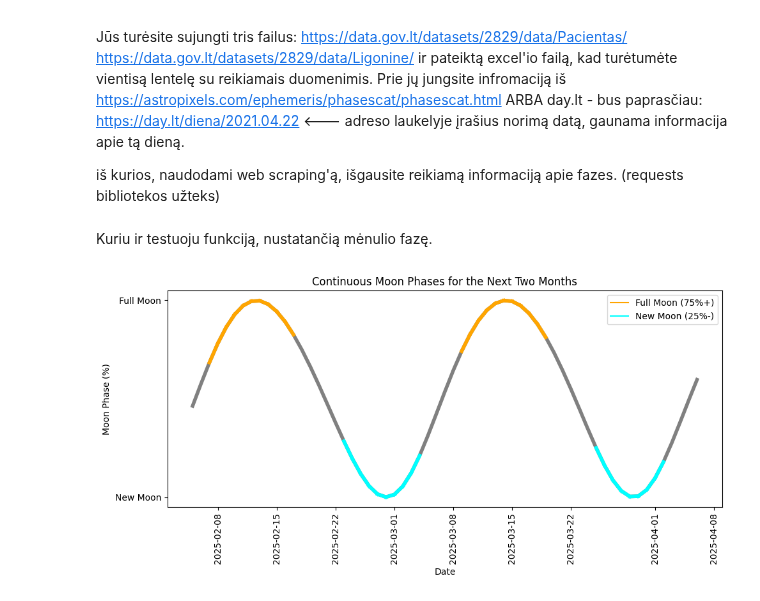
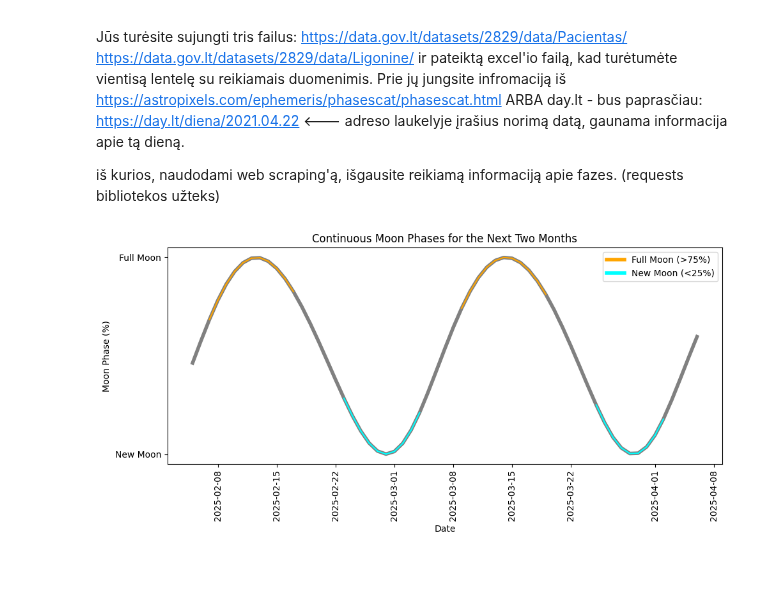
Before and after one commit to ISeeBugsEverywhere/DataScienceNotebooks, a Jupyter notebook: Studentai/MykolasOK/2025-02-05.ipynb, the cells around one changed output. Drawn from its saved outputs; the diff is of its cells as text; code cells hidden in the pictures; blank space fills up the shorter version.

Commit message:
Nauja plot_moon_phases_curve() versija.

```diff
--- a/Studentai/MykolasOK/2025-02-05.ipynb
+++ b/Studentai/MykolasOK/2025-02-05.ipynb
@@ -49,5 +49,3 @@ ARBA day.lt - bus paprasčiau:
 https://day.lt/diena/2021.04.22    <--- adreso laukelyje įrašius norimą datą, gaunama informacija apie tą dieną.
 
 iš kurios, naudodami web scraping'ą, išgausite reikiamą informaciją apie fazes. (requests bibliotekos užteks)
-# %% [markdown]
-Kuriu ir testuoju funkciją, nustatančią mėnulio fazę.
@@ -56,4 +52,8 @@ Kuriu ir testuoju funkciją, nustatančią mėnulio fazę.
 # %%
+# Funkciją, nustatančią mėnulio fazę (%),
+# naudoja ephem biblioteką:
+# pip install ephem --break-system-packages
+
 import matplotlib.pyplot as plt
 from matplotlib.lines import Line2D
 from datetime import datetime, timedelta
@@ -69,36 +69,36 @@ def moon_phase(date: datetime) -> float:
 # Updated function with legend corrections and accurate color assignments
 def plot_moon_phases_curve(start_date: datetime) -> None:
     end_date = start_date + timedelta(days=60)  # Next two months
     dates = pd.date_range(start=start_date, end=end_date, freq='D')
 
     # Getting moon phase values as percentages
     moon_phases = [moon_phase(date) for date in dates]
 
     # Plotting the continuous moon phase values
     plt.figure(figsize=(10, 5))
     plt.plot(dates, moon_phases, color='Gray', linestyle='-', marker='', label="Moon Phase", lw=4)
 
     # Marking the Full Moon and New Moon with curve sections
     for i in range(1, len(moon_phases)):
         if moon_phases[i] >= 75:  # Full Moon (near 100%)
-            plt.plot([dates[i-1], dates[i]], [moon_phases[i-1], moon_phases[i]], color='orange', linewidth=4)
+            plt.plot([dates[i-1], dates[i]], [moon_phases[i-1], moon_phases[i]], color='orange')
         elif moon_phases[i] <= 25:  # New Moon (near 0%)
-            plt.plot([dates[i-1], dates[i]], [moon_phases[i-1], moon_phases[i]], color='cyan', linewidth=4)
+            plt.plot([dates[i-1], dates[i]], [moon_phases[i-1], moon_phases[i]], color='cyan')
 
     plt.yticks([0, 100], ['New Moon', 'Full Moon'])
     plt.xlabel('Date')
     plt.ylabel('Moon Phase (%)')
     plt.title('Continuous Moon Phases for the Next Two Months')
 
     # Adding the custom legend with colors
-    custom_lines = [Line2D([0], [0], color='orange'),
-                    Line2D([0], [0], color='cyan')]
-    plt.legend(custom_lines, ['Full Moon (75%+)', 'New Moon (25%-)'], loc='best')
+    custom_lines = [Line2D([0], [0], color='orange', lw=4),
+                    Line2D([0], [0], color='cyan', lw=4)]
+    plt.legend(custom_lines, ['Full Moon (>75%)', 'New Moon (<25%)'], loc='best')
     plt.xticks(rotation='vertical')
     plt.tight_layout()
     plt.show()
 
 # Plot the moon phases starting from today at midnight with corrected legend
 plot_moon_phases_curve(datetime(2025, 2, 5))
 # %% [output]
-[figure, old version]
+[figure, new version]
```
Also changed, not shown: parts of 1 cell of this notebook, 1 other file.
